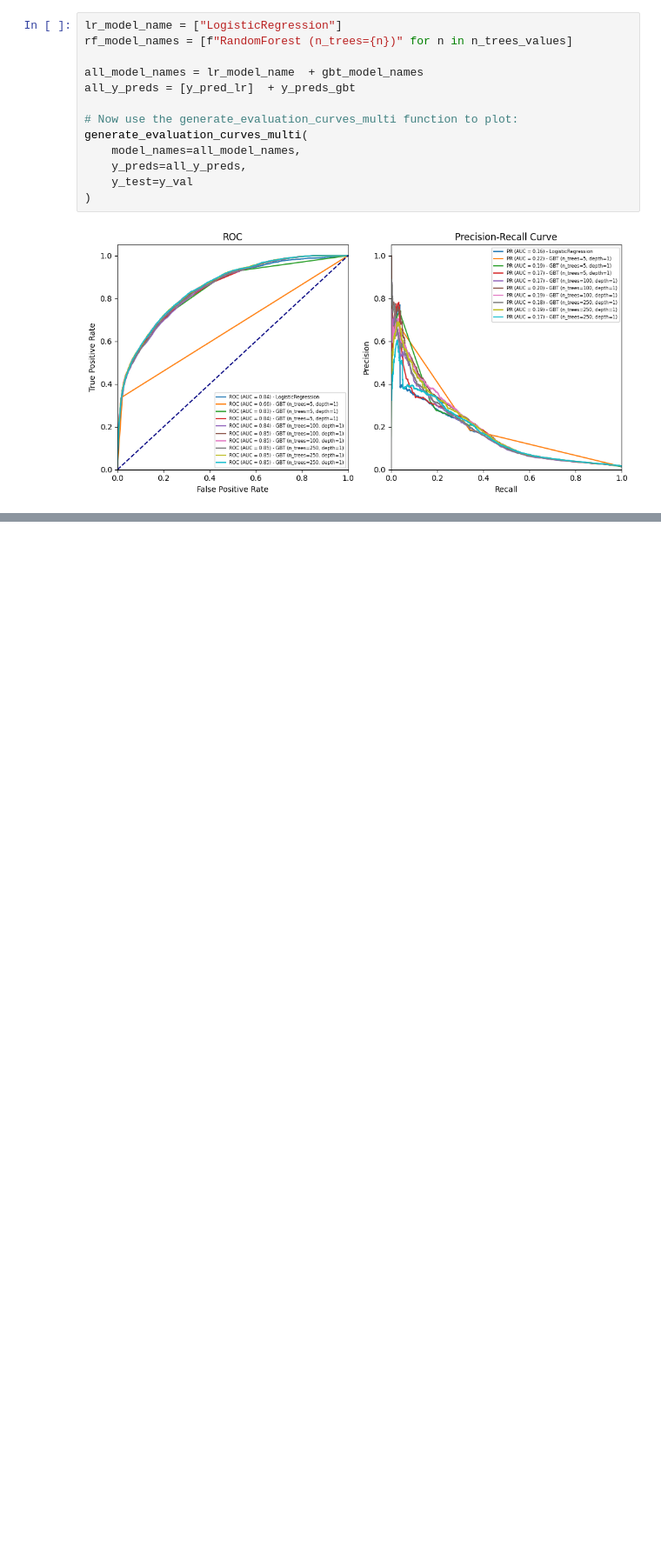
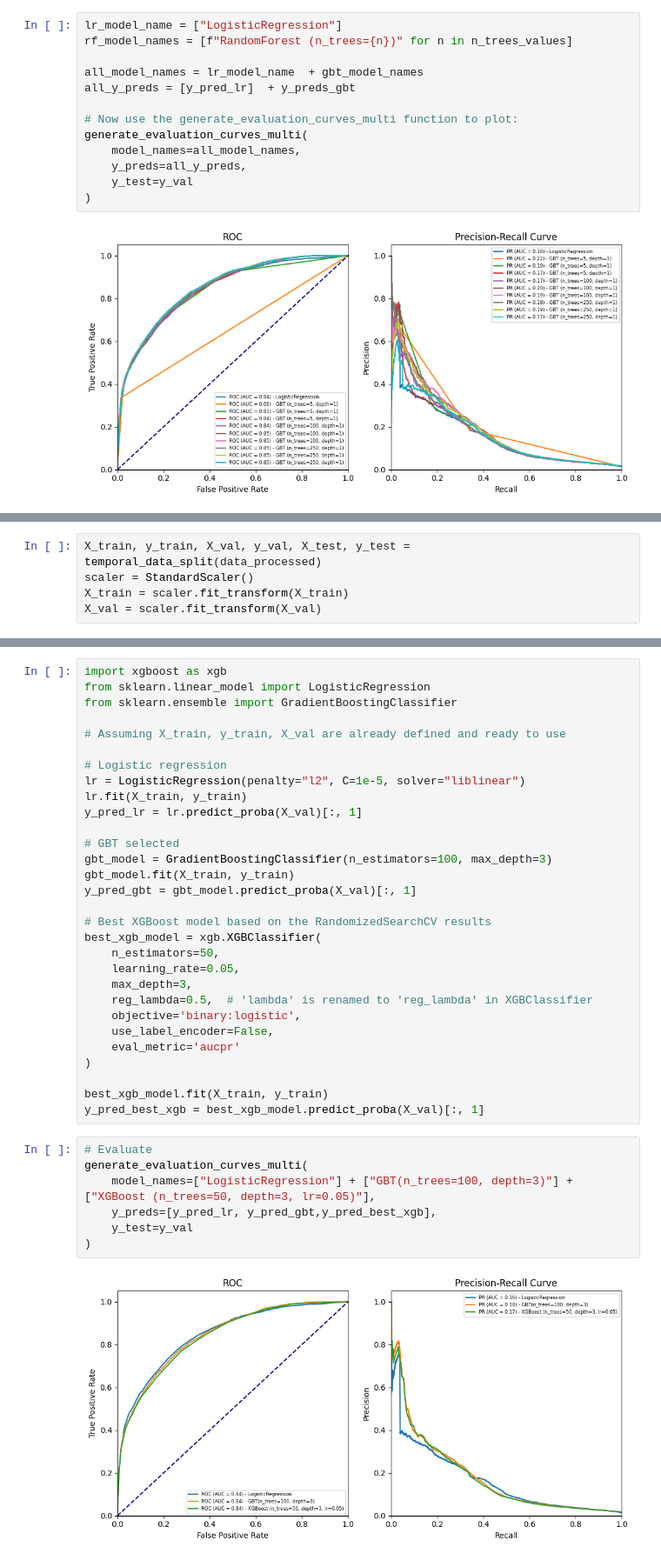
Before and after one commit to dan1dr/zrive-ds, a Jupyter notebook: src/module_4/push_exploration_non_linear.ipynb, the cells around one changed output, grey strips where cells are left out. Shown at 87% size. Cells and saved outputs as stored; diff of their text form; blank space fills up the shorter version.

```diff
--- a/src/module_4/push_exploration_non_linear.ipynb
+++ b/src/module_4/push_exploration_non_linear.ipynb
@@ -645,0 +652,5 @@ BGT with n_trees = 100 and depth = 3 seems to be our best model (brown line, leg
+# %%
+X_train, y_train, X_val, y_val, X_test, y_test = temporal_data_split(data_processed)
+scaler = StandardScaler()
+X_train = scaler.fit_transform(X_train)
+X_val = scaler.fit_transform(X_val)
@@ -645,0 +770,39 @@ BGT with n_trees = 100 and depth = 3 seems to be our best model (brown line, leg
+# %%
+import xgboost as xgb
+from sklearn.linear_model import LogisticRegression
+from sklearn.ensemble import GradientBoostingClassifier
+
+# Assuming X_train, y_train, X_val are already defined and ready to use
+
+# Logistic regression
+lr = LogisticRegression(penalty="l2", C=1e-5, solver="liblinear")
+lr.fit(X_train, y_train)
+y_pred_lr = lr.predict_proba(X_val)[:, 1]
+
+# GBT selected
+gbt_model = GradientBoostingClassifier(n_estimators=100, max_depth=3)
+gbt_model.fit(X_train, y_train)
+y_pred_gbt = gbt_model.predict_proba(X_val)[:, 1]
+
+# Best XGBoost model based on the RandomizedSearchCV results
+best_xgb_model = xgb.XGBClassifier(
+    n_estimators=50,
+    learning_rate=0.05,
+    max_depth=3,
+    reg_lambda=0.5,  # 'lambda' is renamed to 'reg_lambda' in XGBClassifier
+    objective='binary:logistic',
+    use_label_encoder=False,
+    eval_metric='aucpr'
+)
+
+best_xgb_model.fit(X_train, y_train)
+y_pred_best_xgb = best_xgb_model.predict_proba(X_val)[:, 1]
+# %%
+# Evaluate
+generate_evaluation_curves_multi(
+    model_names=["LogisticRegression"] + ["GBT(n_trees=100, depth=3)"] + ["XGBoost (n_trees=50, depth=3, lr=0.05)"],
+    y_preds=[y_pred_lr, y_pred_gbt,y_pred_best_xgb],
+    y_test=y_val
+)
+# %% [output]
+[figure, added]
```
Also changed, not shown: parts of 26 cells of this notebook, 2 other files.
